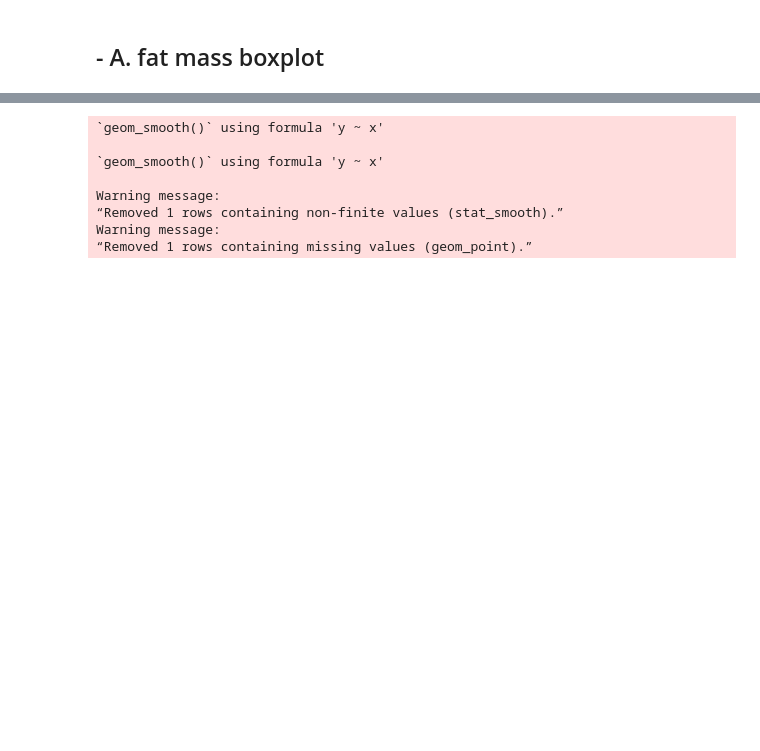
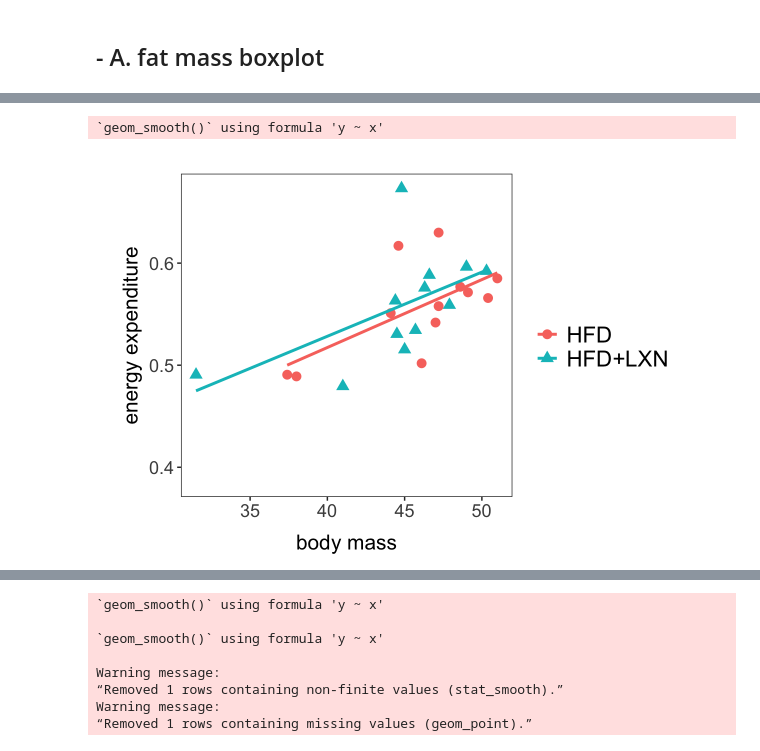
Before and after one commit to zhangyang2017/PPAR, a Jupyter notebook: manuscript/figures/figure02/figure2.ipynb, the cells around one changed output, grey strips where cells are left out. Cells and saved outputs as stored; diff of their text form; code cells hidden in the pictures; blank space fills up the shorter version.

```diff
--- a/manuscript/figures/figure02/figure2.ipynb
+++ b/manuscript/figures/figure02/figure2.ipynb
@@ -274,0 +186,6 @@ filter(Treatment == "HFD" | Treatment == 'HFD+TXN')
+# %%
+options(repr.plot.width = 6, repr.plot.height = 4, repr.plot.res = 200)
+parB
+# %% [output]
+`geom_smooth()` using formula 'y ~ x'
+[figure, added]
```
Also changed, not shown: parts of 19 cells of this notebook, 1 other file.
